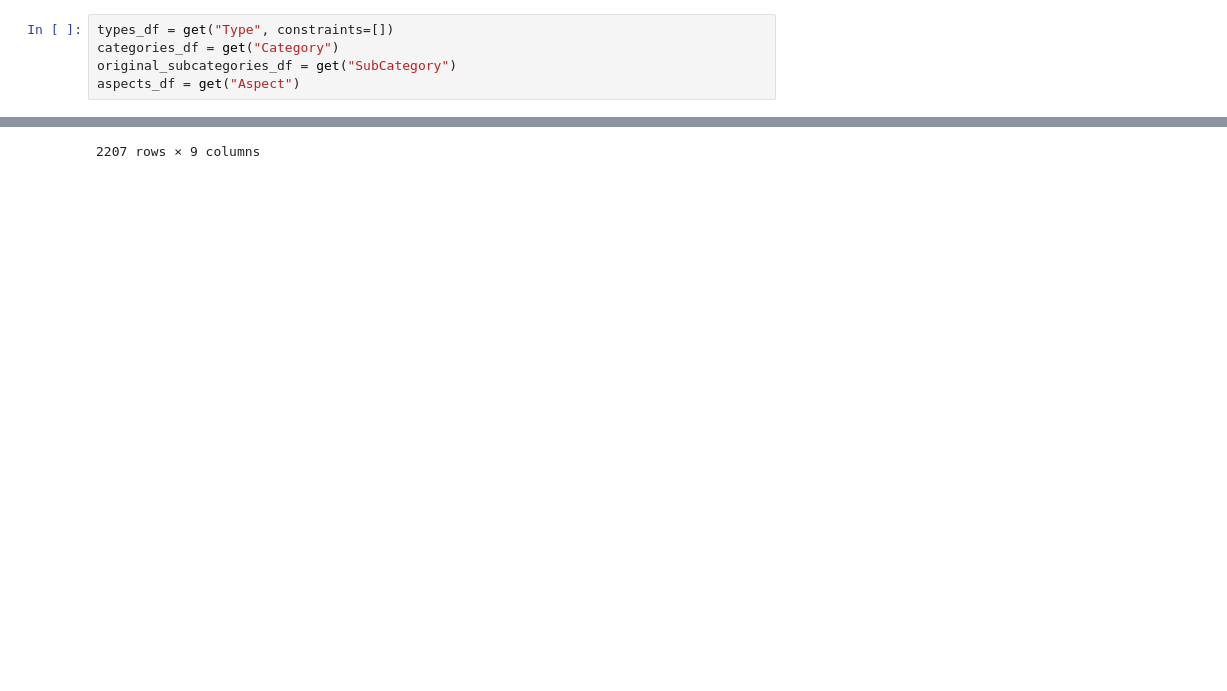
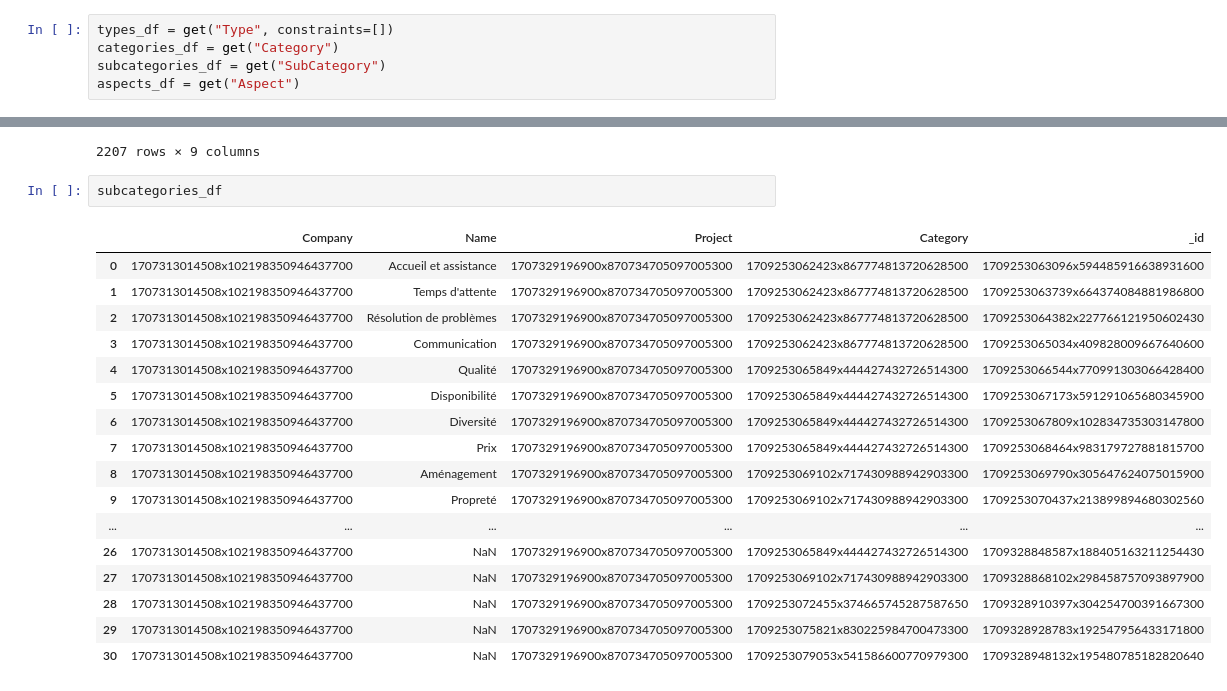
Before and after one commit to ArnaudGardille/Feedback-Analysis, a Jupyter notebook: prepare_visu2.ipynb, the cells around one changed output, grey strips where cells are left out. Drawn from its saved outputs; the diff is of its cells as text; blank space fills up the shorter version.

```diff
--- a/prepare_visu2.ipynb
+++ b/prepare_visu2.ipynb
@@ -46,7 +46,7 @@ Retrieved project Darty_trustpilot : 1707329196900x870734705097005300
 # %%
 types_df = get("Type", constraints=[])
 categories_df = get("Category")
-original_subcategories_df = get("SubCategory")
+subcategories_df = get("SubCategory")
 aspects_df = get("Aspect")
 # %%
 aspects_df.to_csv("aspects_df.csv")
@@ -707,4 +218,24 @@ aspects_df
 | 2205 | 1707313014508x102198350946437700 | 1707329196900x870734705097005300 | 1 | 1709253078419x303428894799921100 | 1707643051261x530659398374961660 | 2023-10-05 00:00:00+00:00 | 1709253075821x830225984700473300 | 1709290005476x395899141293267300 | Le vendeur a induit le client en ... |
 | 2206 | 1707313014508x102198350946437700 | 1707329196900x870734705097005300 | 5 | 1709253066544x770991303066428400 | 1707643051265x899809263897471500 | 2023-10-21 00:00:00+00:00 | 1709253065849x444427432726514300 | 1709290006895x358740575999241660 | NaN |
 2207 rows × 9 columns
+# %%
+subcategories_df
+# %% [output]
+|  | Company | Name | Project | Category | _id |
+| 0 | 1707313014508x102198350946437700 | Accueil et assistance | 1707329196900x870734705097005300 | 1709253062423x867774813720628500 | 1709253063096x594485916638931600 |
+| 1 | 1707313014508x102198350946437700 | Temps d'attente | 1707329196900x870734705097005300 | 1709253062423x867774813720628500 | 1709253063739x664374084881986800 |
+| 2 | 1707313014508x102198350946437700 | Résolution de problèmes | 1707329196900x870734705097005300 | 1709253062423x867774813720628500 | 1709253064382x227766121950602430 |
+| 3 | 1707313014508x102198350946437700 | Communication | 1707329196900x870734705097005300 | 1709253062423x867774813720628500 | 1709253065034x409828009667640600 |
+| 4 | 1707313014508x102198350946437700 | Qualité | 1707329196900x870734705097005300 | 1709253065849x444427432726514300 | 1709253066544x770991303066428400 |
+| 5 | 1707313014508x102198350946437700 | Disponibilité | 1707329196900x870734705097005300 | 1709253065849x444427432726514300 | 1709253067173x591291065680345900 |
+| 6 | 1707313014508x102198350946437700 | Diversité | 1707329196900x870734705097005300 | 1709253065849x444427432726514300 | 1709253067809x102834735303147800 |
+| 7 | 1707313014508x102198350946437700 | Prix | 1707329196900x870734705097005300 | 1709253065849x444427432726514300 | 1709253068464x983179727881815700 |
+| 8 | 1707313014508x102198350946437700 | Aménagement | 1707329196900x870734705097005300 | 1709253069102x717430988942903300 | 1709253069790x305647624075015900 |
+| 9 | 1707313014508x102198350946437700 | Propreté | 1707329196900x870734705097005300 | 1709253069102x717430988942903300 | 1709253070437x213899894680302560 |
+| ... | ... | ... | ... | ... | ... |
+| 26 | 1707313014508x102198350946437700 | NaN | 1707329196900x870734705097005300 | 1709253065849x444427432726514300 | 1709328848587x188405163211254430 |
+| 27 | 1707313014508x102198350946437700 | NaN | 1707329196900x870734705097005300 | 1709253069102x717430988942903300 | 1709328868102x298458757093897900 |
+| 28 | 1707313014508x102198350946437700 | NaN | 1707329196900x870734705097005300 | 1709253072455x374665745287587650 | 1709328910397x304254700391667300 |
+| 29 | 1707313014508x102198350946437700 | NaN | 1707329196900x870734705097005300 | 1709253075821x830225984700473300 | 1709328928783x192547956433171800 |
+| 30 | 1707313014508x102198350946437700 | NaN | 1707329196900x870734705097005300 | 1709253079053x541586600770979300 | 1709328948132x195480785182820640 |
 # %%
```
Also changed, not shown: parts of 16 cells of this notebook.
